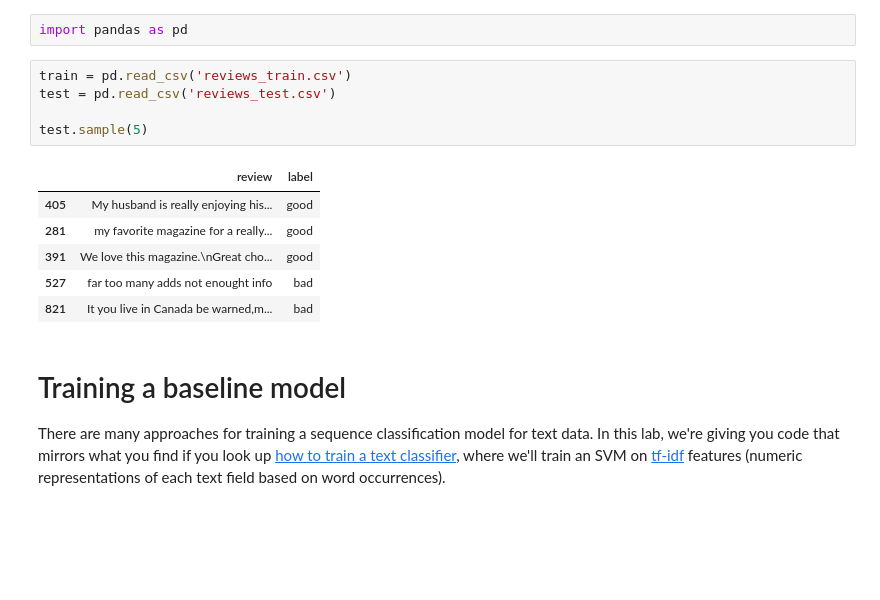
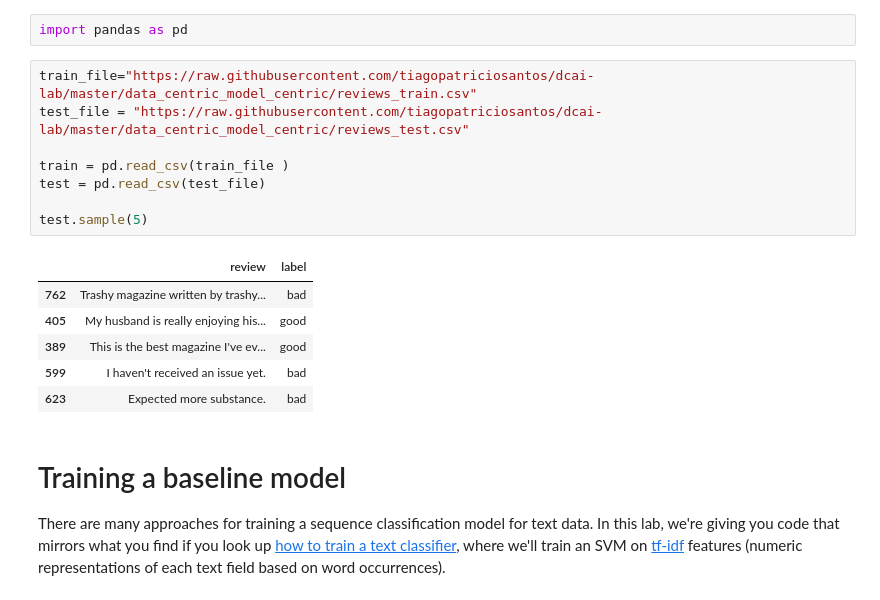
Before and after one commit to tiagopatriciosantos/dcai-lab, a Jupyter notebook: data_centric_model_centric/Lab - Data-Centric AI vs Model-Centric AI.ipynb, the cells around one changed output. Cells and saved outputs as stored; diff of their text form; blank space fills up the shorter version.

```diff
--- a/data_centric_model_centric/Lab - Data-Centric AI vs Model-Centric AI.ipynb
+++ b/data_centric_model_centric/Lab - Data-Centric AI vs Model-Centric AI.ipynb
@@ -28,18 +28,21 @@ For this lab, you'll need to install [scikit-learn](https://scikit-learn.org/) a
 First, let's load the train/test sets and take a look at the data.
 # %%
 import pandas as pd
-# %%
-train = pd.read_csv('reviews_train.csv')
-test = pd.read_csv('reviews_test.csv')
-
-test.sample(5)
-# %% [output]
-|  | review | label |
-| 405 | My husband is really enjoying his... | good |
-| 281 | my favorite magazine for a really... | good |
-| 391 | We love this magazine.\nGreat cho... | good |
-| 527 | far too many adds not enought info | bad |
-| 821 | It you live in Canada be warned,m... | bad |
+# %%
+train_file="https://raw.githubusercontent.com/tiagopatriciosantos/dcai-lab/master/data_centric_model_centric/reviews_train.csv"
+test_file = "https://raw.githubusercontent.com/tiagopatriciosantos/dcai-lab/master/data_centric_model_centric/reviews_test.csv"
+
+train = pd.read_csv(train_file )
+test = pd.read_csv(test_file)
+
+test.sample(5)
+# %% [output]
+|  | review | label |
+| 762 | Trashy magazine written by trashy... | bad |
+| 405 | My husband is really enjoying his... | good |
+| 389 | This is the best magazine I've ev... | good |
+| 599 | I haven't received an issue yet. | bad |
+| 623 | Expected more substance. | bad |
 # %% [markdown]
 # Training a baseline model
 
```
Also changed, not shown: parts of 4 cells of this notebook.
